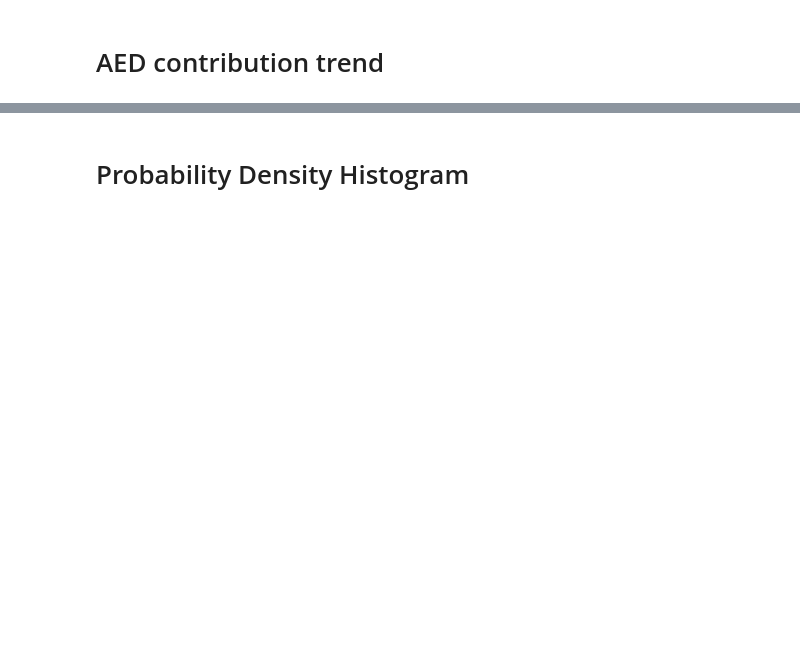
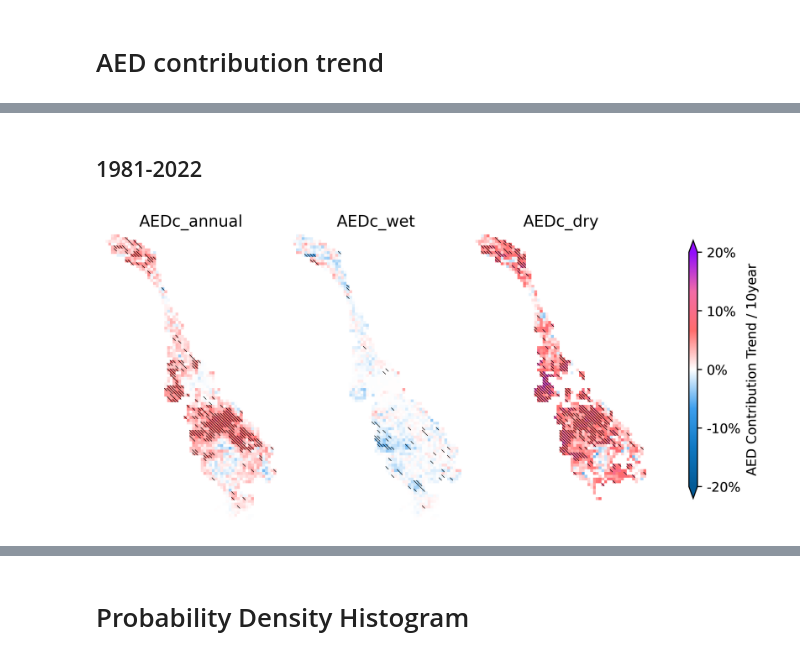
Before and after one commit to Gong001/flash_drought, a Jupyter notebook: SPEI_flash_drought_AED.ipynb, the cells around one changed output, grey strips where cells are left out. Cells and saved outputs as stored; diff of their text form; code cells hidden in the pictures; blank space fills up the shorter version.

```diff
--- a/SPEI_flash_drought_AED.ipynb
+++ b/SPEI_flash_drought_AED.ipynb
@@ -450,29 +452,63 @@ VVVV = [np.nanmean(con_AED_total,axis=(1)),
+# %% [markdown]
+## 1981-2022
 # %%
 names = locals()
 
 for k in range(0,3):
     names[namess6[k]+'_p'], names[namess6[k]+'_co']= [],[]
     for i in range(0,102):
         for j in range(0,61):
             array = VVVV[k][21:63, i, j]
             if np.isnan(np.nanmean(array)):
                 names[namess6[k]+'_co'].append(np.nan)
                 names[namess6[k]+'_p'].append(np.nan)
             elif array[~np.isnan(array)].shape[0] < 20:
-                names[namess6[k]+'_co'].append(-999)
-                names[namess6[k]+'_p'].append(-999)
+                names[namess6[k]+'_co'].append(np.nan)
+                names[namess6[k]+'_p'].append(np.nan)
             else :
                 valid_indices = ~np.isnan(array)
                 x = np.arange(VVVV[k][21:63, i, j].shape[0])
                 x_valid = x[valid_indices]
                 arr_valid = array[valid_indices]
                 slope, intercept, r_value, p_value, std_err = linregress(x_valid, arr_valid)
                 names[namess6[k]+'_co'].append(slope)
 
                 if p_value < 0.05:
                     names[namess6[k]+'_p'].append(1)
                 else:
                     names[namess6[k]+'_p'].append(np.nan)
 
     names[namess6[k]+'_p'] = np.array(names[namess6[k]+'_p']).reshape(102,61)
     names[namess6[k]+'_co'] = np.array(names[namess6[k]+'_co']).reshape(102,61)
+
+     ################################################################################
+fig, ax = plt.subplots(1, 3, figsize=(6 , 4), dpi=500)
+images = []
+
+varia6c =[AEDc_annual_co,AEDc_wet_co,AEDc_dry_co]
+varia6p =[AEDc_annual_p,AEDc_wet_p,AEDc_dry_p]
+
+for i, (qt, ij, subplot, name) in enumerate(zip(varia6c, varia6p, ax.flat, namess6)):
+    im = subplot.imshow(qt*1000, cmap=cmap5, interpolation='nearest')
+    images.append(im)
+    subplot.set_xticks([])
+    subplot.set_yticks([])
+    subplot.set_frame_on(False)
+    #ax[-1, -1].axis('off')
+    subplot.set_title(name)
+
+    # 显示显著性的对角线网格
+    for y in range(ij.shape[0]):
+        for x in range(ij.shape[1]):
+            if ij[y, x] == 1:
+                subplot.plot([x - 0.45, x + 0.45], [y - 0.45, y + 0.45], color='k',lw=0.4)
+    cax = fig.add_axes([1.05, 0.18, 0.015, 0.68])
+    cbar = plt.colorbar(im, cax=cax, extend='both')
+    cbar.set_label('AED Contribution Trend / 10year')
+    im.set_clim(vmin=-20, vmax=20)
+    cbar.set_ticks([-20,-10,0,10,20])
+    cbar.set_ticklabels(['-20%','-10%','0%','10%','20%'])
+plt.tight_layout()
+plt.show()
+# %% [output]
+[figure, added]
```
Also changed, not shown: parts of 52 cells of this notebook.
